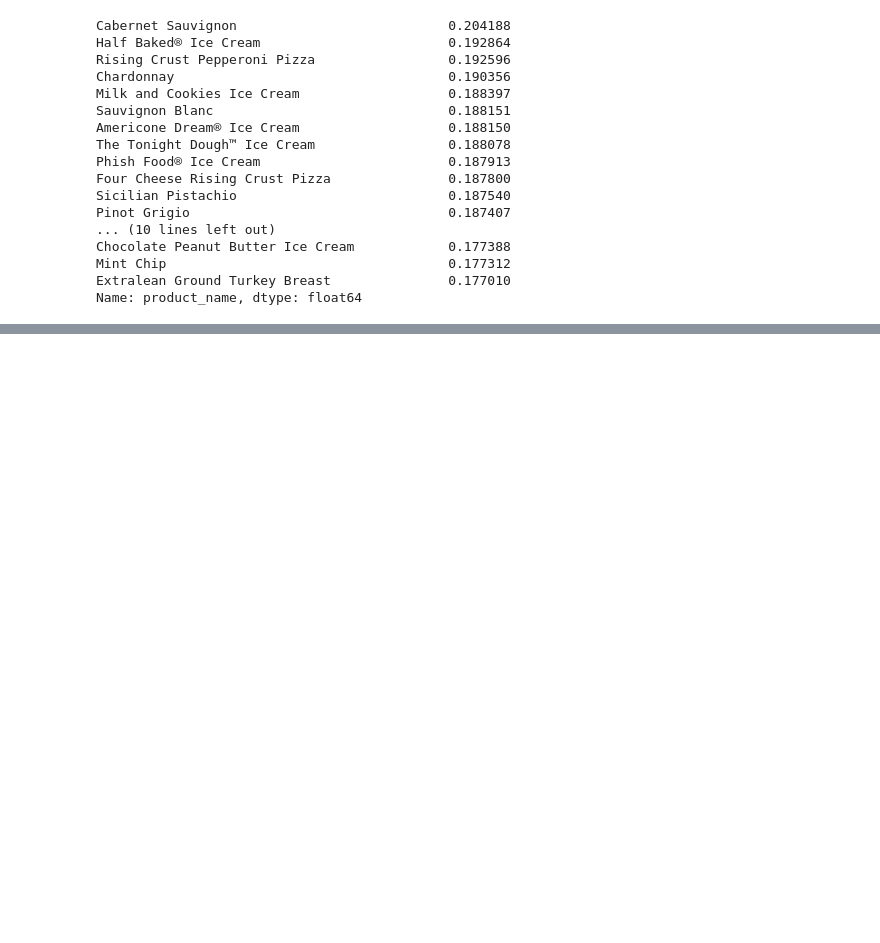
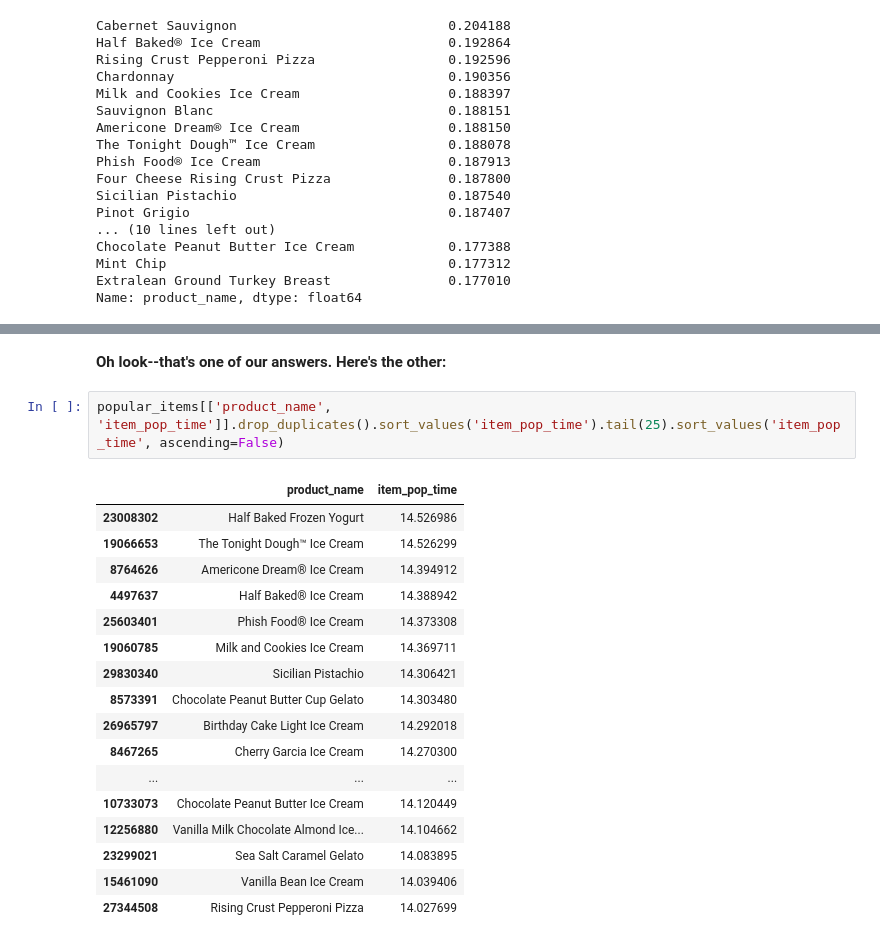
Before and after one commit to bloominstituteoftechnology/DS-Unit-1-Sprint-2-Data-Wrangling-and-Storytelling, a Jupyter notebook: module2-join-datasets/LS_DS_122_Join_datasets.ipynb, the cells around one changed output, grey strips where cells are left out. Saved outputs shown, nothing was run; the diff lists cells and outputs as text; blank space fills up the shorter version.

```diff
--- a/module2-join-datasets/LS_DS_122_Join_datasets.ipynb
+++ b/module2-join-datasets/LS_DS_122_Join_datasets.ipynb
@@ -486,0 +557,22 @@ Name: product_name, dtype: float64
+# %% [markdown]
+**Oh look--that's one of our answers. Here's the other:**
+# %%
+popular_items[['product_name', 'item_pop_time']].drop_duplicates().sort_values('item_pop_time').tail(25).sort_values('item_pop_time', ascending=False)
+# %% [output]
+|  | product_name | item_pop_time |
+| 23008302 | Half Baked Frozen Yogurt | 14.526986 |
+| 19066653 | The Tonight Dough™ Ice Cream | 14.526299 |
+| 8764626 | Americone Dream® Ice Cream | 14.394912 |
+| 4497637 | Half Baked® Ice Cream | 14.388942 |
+| 25603401 | Phish Food® Ice Cream | 14.373308 |
+| 19060785 | Milk and Cookies Ice Cream | 14.369711 |
+| 29830340 | Sicilian Pistachio | 14.306421 |
+| 8573391 | Chocolate Peanut Butter Cup Gelato | 14.303480 |
+| 26965797 | Birthday Cake Light Ice Cream | 14.292018 |
+| 8467265 | Cherry Garcia Ice Cream | 14.270300 |
+| ... | ... | ... |
+| 10733073 | Chocolate Peanut Butter Ice Cream | 14.120449 |
+| 12256880 | Vanilla Milk Chocolate Almond Ice... | 14.104662 |
+| 23299021 | Sea Salt Caramel Gelato | 14.083895 |
+| 15461090 | Vanilla Bean Ice Cream | 14.039406 |
+| 27344508 | Rising Crust Pepperoni Pizza | 14.027699 |
```
Also changed, not shown: parts of 11 cells of this notebook.
